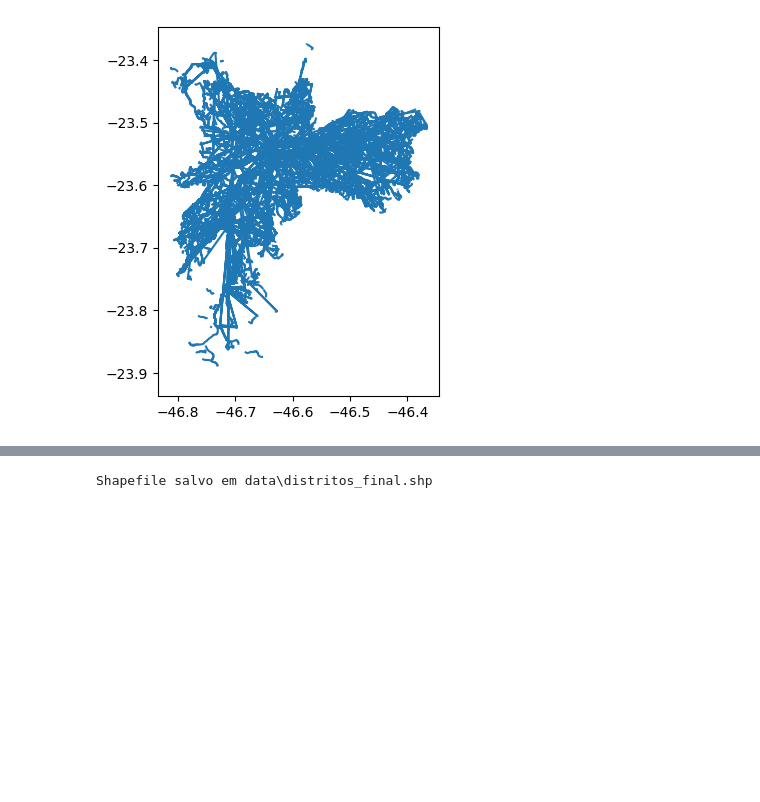
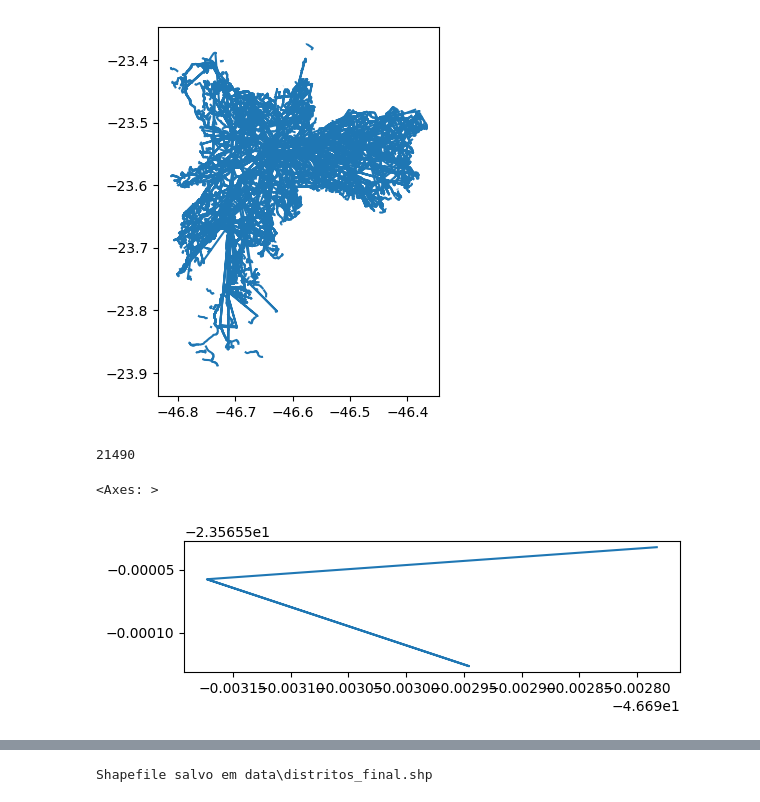
Before and after one commit to sepep-pmsp/dash_onibus_eletricos, a Jupyter notebook: 04_agg_distrito.ipynb, the cells around one changed output, grey strips where cells are left out. Drawn from its saved outputs; the diff is of its cells as text; code cells hidden in the pictures; blank space fills up the shorter version.

```diff
--- a/04_agg_distrito.ipynb
+++ b/04_agg_distrito.ipynb
@@ -70,6 +70,15 @@ trajetos.plot()
 # %% [output]
 <Axes: >
 [figure]
+# %%
+onibus_aleatorio = random.choice(trajetos['id_onibus'].unique().tolist())
+
+print(onibus_aleatorio)
+trajetos[trajetos['id_onibus'] == onibus_aleatorio].plot()
+# %% [output]
+21490
+<Axes: >
+[figure, added]
 # %%
 trajetos = trajetos.to_crs(distritos.crs)
 # %%
```
